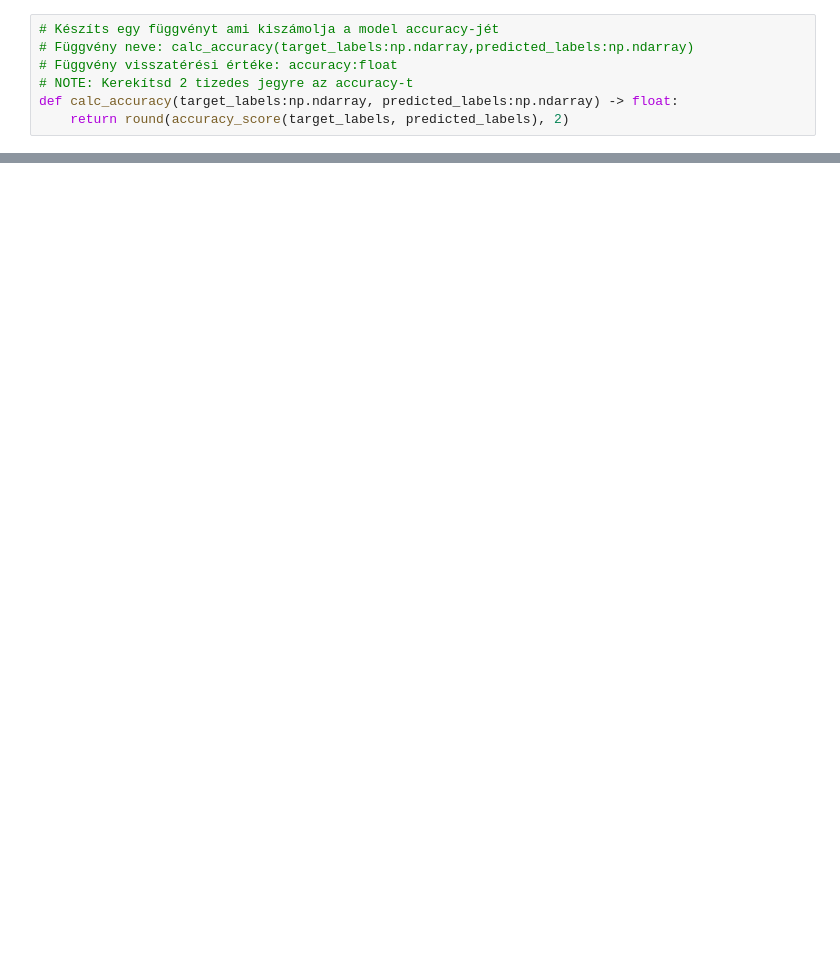
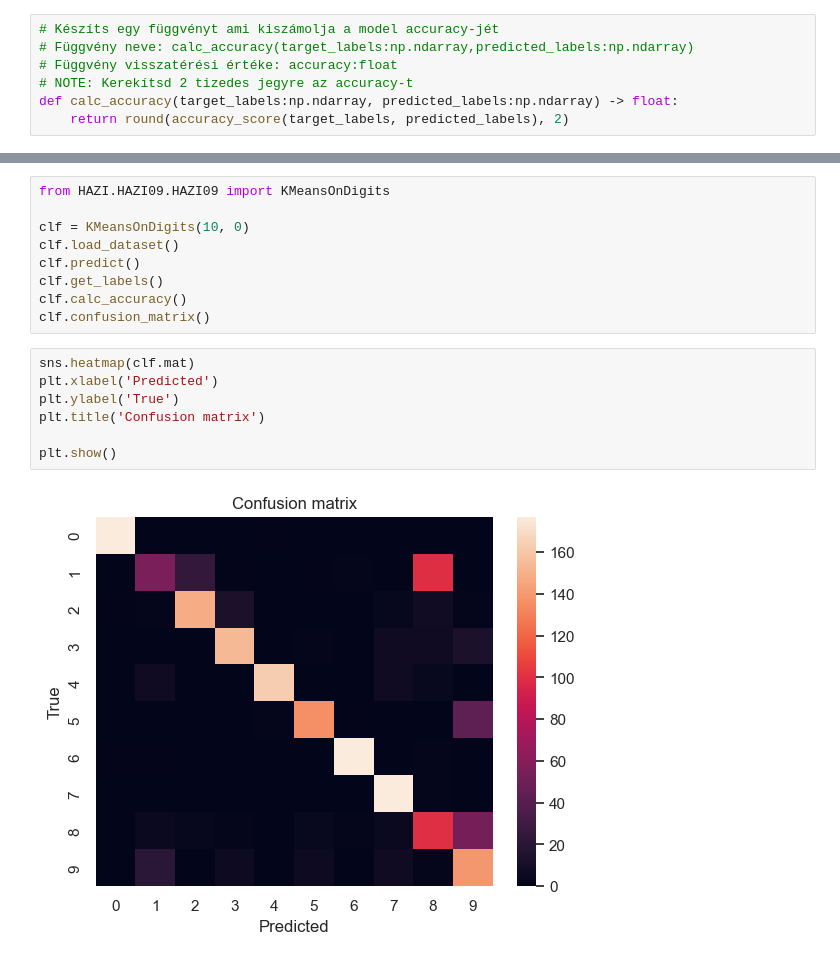
Before and after one commit to nagyoli/BEVADAT2022232, a Jupyter notebook: HAZI/HAZI09/HAZI09.ipynb, the cells around one changed output, grey strips where cells are left out. Cells and saved outputs as stored; diff of their text form; blank space fills up the shorter version.

Commit message:
[MOD] added test for HAZI09.py at the end of file

```diff
--- a/HAZI/HAZI09/HAZI09.ipynb
+++ b/HAZI/HAZI09/HAZI09.ipynb
@@ -94,0 +123,18 @@ plt.show()
+# %%
+from HAZI.HAZI09.HAZI09 import KMeansOnDigits
+
+clf = KMeansOnDigits(10, 0)
+clf.load_dataset()
+clf.predict()
+clf.get_labels()
+clf.calc_accuracy()
+clf.confusion_matrix()
+# %%
+sns.heatmap(clf.mat)
+plt.xlabel('Predicted')
+plt.ylabel('True')
+plt.title('Confusion matrix')
+
+plt.show()
+# %% [output]
+[figure, added]
```
Also changed, not shown: parts of 7 cells of this notebook.
